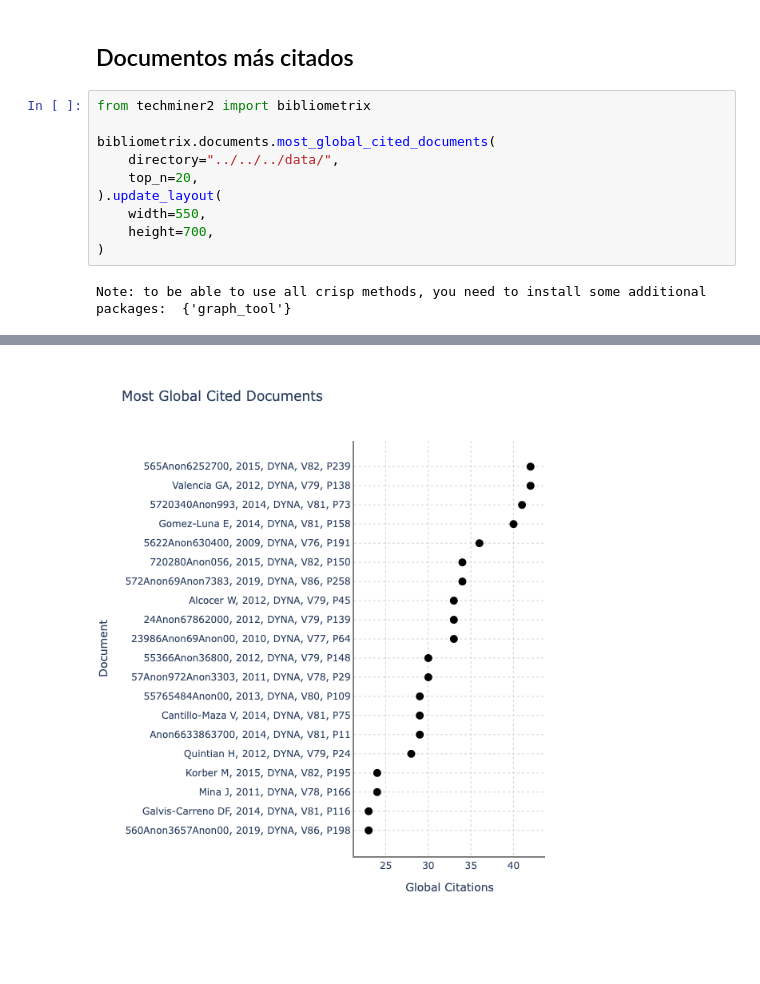
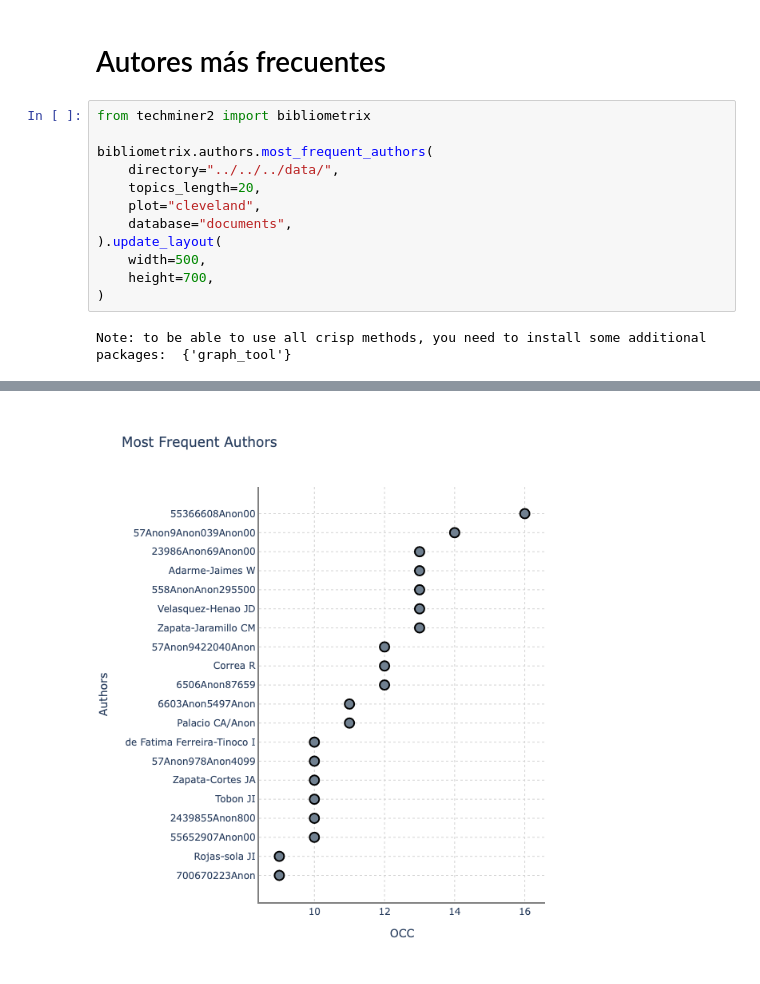
Before and after one commit to jdvelasq/dyna-colombia, a Jupyter notebook: docs/notebooks/authors/authors/most_frequent_authors.ipynb, the cells around one changed output, grey strips where cells are left out. Drawn from its saved outputs; the diff is of its cells as text; blank space fills up the shorter version.

```diff
--- a/notebooks/documents/documents/most_global_cited_documents.ipynb
+++ b/docs/notebooks/authors/authors/most_frequent_authors.ipynb
@@ -1,17 +1,19 @@
-# %% [markdown]
-Documentos más citados
-----
+# %% [markdown]
+Autores más frecuentes
+===
 # %%
 from techminer2 import bibliometrix
 
-bibliometrix.documents.most_global_cited_documents(
+bibliometrix.authors.most_frequent_authors(
     directory="../../../data/",
-    top_n=20,
+    topics_length=20,
+    plot="cleveland",
+    database="documents",
 ).update_layout(
-    width=550,
+    width=500,
     height=700,
 )
 # %% [output]
 Note: to be able to use all crisp methods, you need to install some additional packages:  {'graph_tool'}
 [interactive output not drawn]
-[figure, old version]
+[figure, new version]
```
Also changed, not shown: 50 other files.
